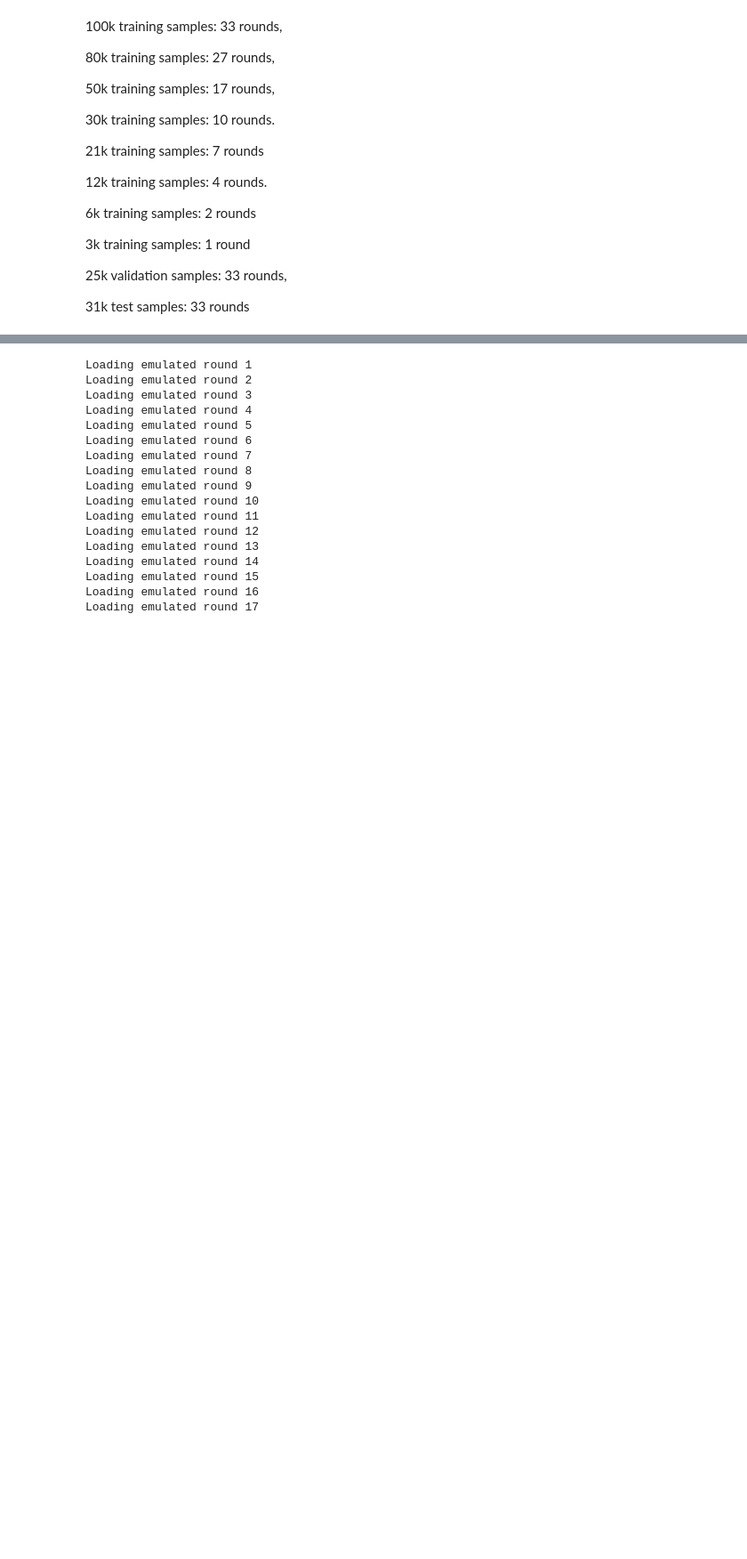
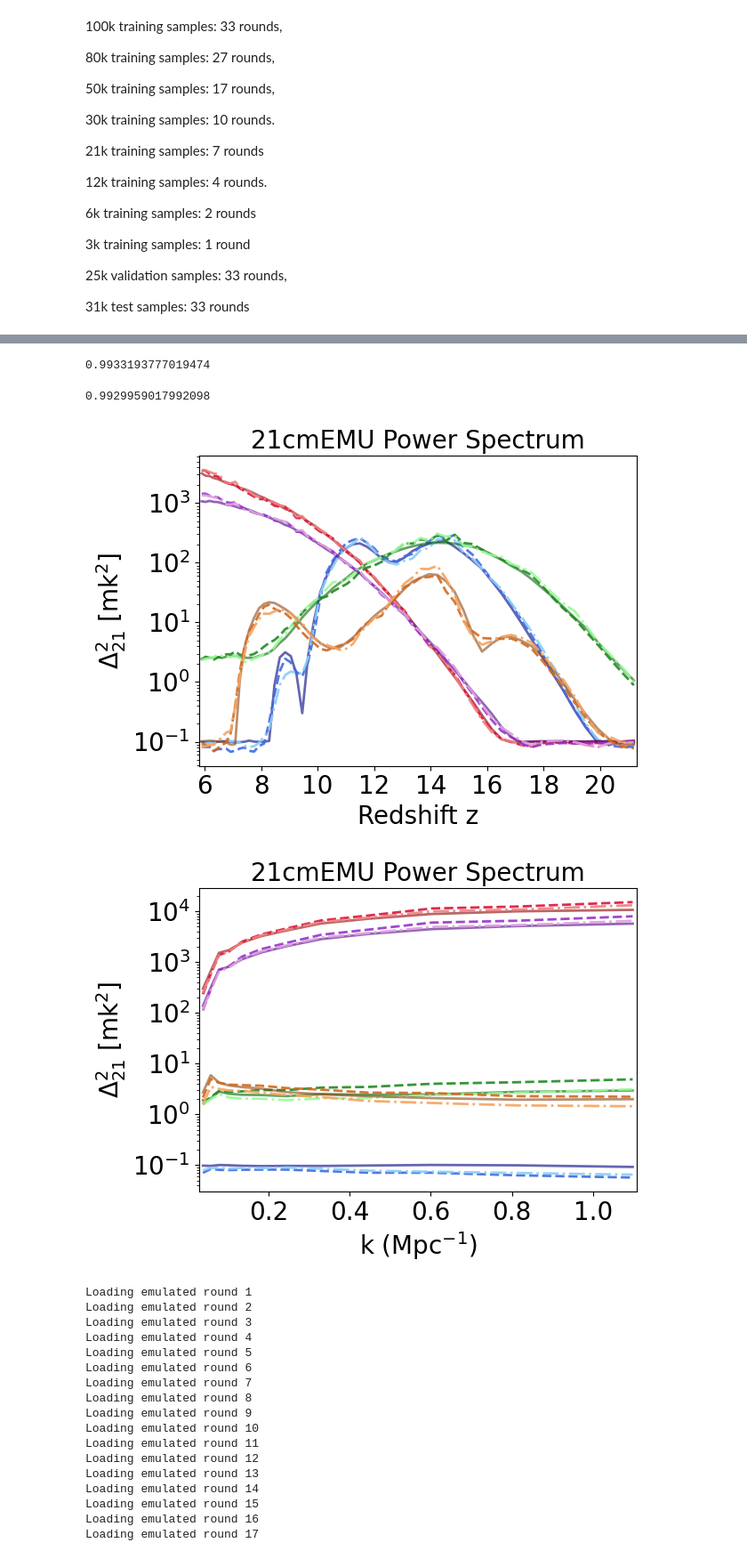
Before and after one commit to Rillard2001/RealMSc, a Jupyter notebook: 21cmEMU_TrainingData.ipynb, the cells around one changed output, grey strips where cells are left out. Shown at 89% size. Cells and saved outputs as stored; diff of their text form; code cells hidden in the pictures; blank space fills up the shorter version.

```diff
--- a/21cmEMU_TrainingData.ipynb
+++ b/21cmEMU_TrainingData.ipynb
@@ -265,3 +407,56 @@ np.shape(final_train.PS)
+# %%
+#Test neural network on test data
+path = "PSNN Trained Models1/9 Free Parameters/Input to High Resolution/PSNN_9free_Sigmoid_Base50k_Transfer50k.pth"
+loaded_model = PSNN(9, [1926, 1535, 1264])
+loaded_model = loaded_model.double()
+loaded_model.load_state_dict(torch.load(path, map_location = torch.device('cpu')))
+
+loaded_model.eval()
+#model.eval()
+with torch.inference_mode():
+    input_data = torch.tensor(test_input_scaled, dtype = torch.float64)
+    y_pred_tens = loaded_model(input_data)
+
+y_pred_scaled_2D = y_pred_tens.cpu().numpy().reshape(y_pred_tens.cpu().numpy().shape[0], -1)
+y_pred_log_2D = high_res_out_scaler.inverse_transform(y_pred_scaled_2D)  # unscale the predicted data, have to make it 2D first
+
+y_pred_sig = y_pred_log_2D.reshape(final_test.PS.shape[0], -1)
+y_true = np.log10(final_test.PS).reshape(final_test.PS.shape[0], -1)
+
+sig_y_pred_tens = y_pred_log_2D.reshape(y_pred_log_2D.shape[0], 60, 12)
+
+r2_score(y_true, y_pred_sig)
+# %% [output]
+0.9933193777019474
+# %%
+#Test neural network on test data
+path = "PSNN Trained Models1/9 Free Parameters/Input to High Resolution/PSNN_9free_SharpCut_Base50k_Transfer30k.pth"
+loaded_model = PSNN(9, [1624, 1414, 1336])
+loaded_model = loaded_model.double()
+loaded_model.load_state_dict(torch.load(path, map_location = torch.device('cpu')))
+
+loaded_model.eval()
+with torch.inference_mode():
+    input_data = torch.tensor(test_input_scaled, dtype = torch.float64)
+    y_pred_tens = loaded_model(input_data)
+
+y_pred_scaled_2D = y_pred_tens.cpu().numpy().reshape(y_pred_tens.cpu().numpy().shape[0], -1)
+y_pred_log_2D = high_res_out_scaler.inverse_transform(y_pred_scaled_2D)  # unscale the predicted data, have to make it 2D first
+
+y_pred_sharp = y_pred_log_2D.reshape(final_test.PS.shape[0], -1)
+y_true = np.log10(final_test.PS).reshape(final_test.PS.shape[0], -1)
+
+sharp_y_pred_tens = y_pred_log_2D.reshape(y_pred_log_2D.shape[0], 60, 12)
+
+r2_score(y_true, y_pred_sharp)
+# %% [output]
+0.9929959017992098
+# %%
+plotting_PS(final_test, 10 ** sig_y_pred_tens, 10 ** sharp_y_pred_tens, 'zs', size = 5, k = 3, z = 10, filename = '21cmEMU_PS_k_0fixed_freeze')
+plotting_PS(final_test, 10 ** sig_y_pred_tens, 10 ** sharp_y_pred_tens, 'k', size = 5, k = 5, z = 10, filename = '21cmEMU_PS_z_0fixed_freeze')
+# %% [output]
+[figure, added]
+[figure, added]
 # %%
 val_output = get_output(training_rounds, 'ValidationData')
 final_val = get_unique(val_output)
```
Also changed, not shown: parts of 45 cells of this notebook.
